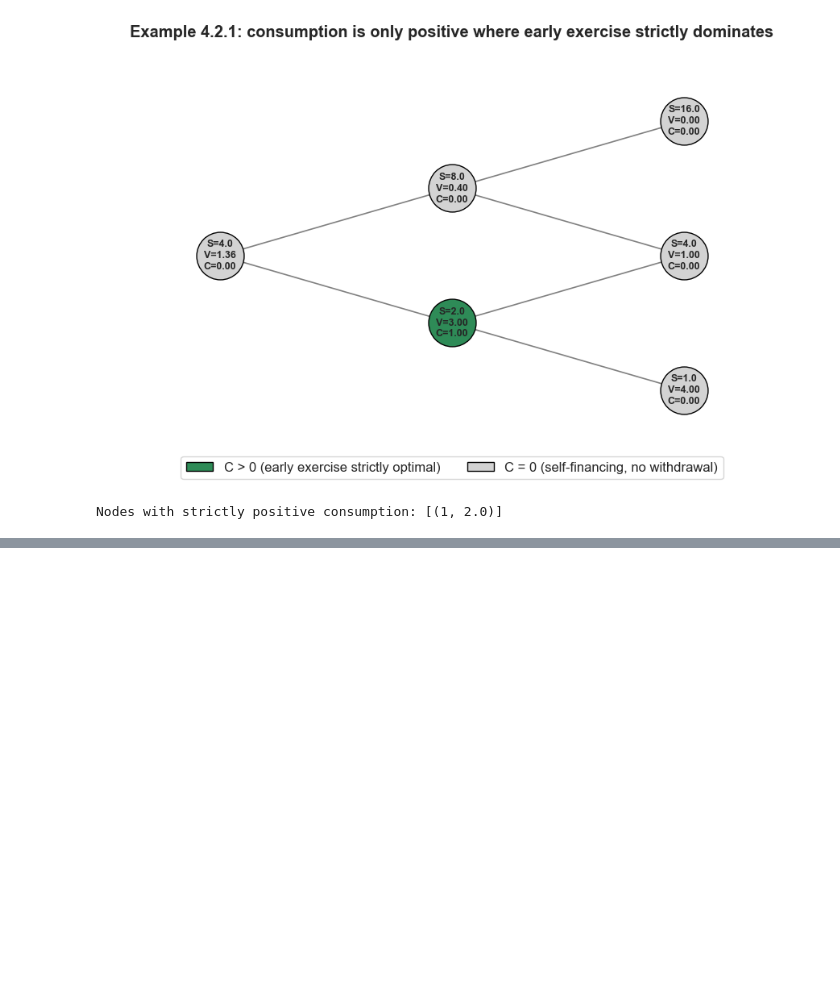
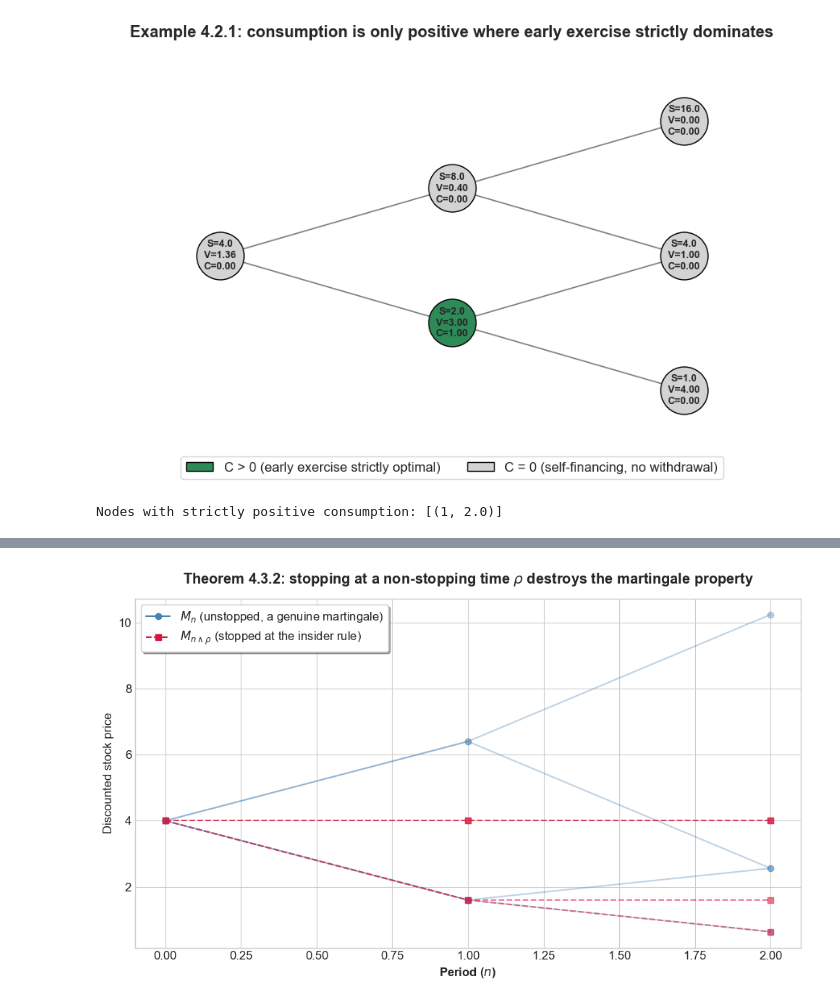
Before and after one commit to danigonespi/binomial_asset_pricing_model, a Jupyter notebook: shreve_v1_notebook.ipynb, the cells around one changed output, grey strips where cells are left out. Drawn from its saved outputs; the diff is of its cells as text; code cells hidden in the pictures; blank space fills up the shorter version.

```diff
--- a/shreve_v1_notebook.ipynb
+++ b/shreve_v1_notebook.ipynb
@@ -1300,0 +1305,67 @@ Nodes with strictly positive consumption: [(1, 2.0)]
+# %%
+p_tilde, q_tilde = american_model.risk_neutral_prob
+space = CoinTossSpace(n_periods=2, p=p_tilde)
+
+M = []
+for n in range(3):
+    level = {}
+    prefixes = [""] if n == 0 else ["".join(seq) for seq in product("HT", repeat=n)]
+    for w in prefixes:
+        s_n = american_model.price_path(w)[-1]
+        level[w] = ((1 / (1 + american_model.r)) ** n) * s_n
+    M.append(level)
+
+Y = []
+for n in range(3):
+    level = {}
+    prefixes = [""] if n == 0 else ["".join(seq) for seq in product("HT", repeat=n)]
+    for w in prefixes:
+        s_n = american_model.price_path(w)[-1]
+        v_n = american_result.value_grid[(n, s_n)]
+        level[w] = ((1 / (1 + american_model.r)) ** n) * v_n
+    Y.append(level)
+
+print("=== M_n: discounted stock price ===")
+print(f"M_0 = {M[0]['']:.4f}")
+print(f"M_1(H) = {M[1]['H']:.4f}   M_1(T) = {M[1]['T']:.4f}")
+print(f"M_2(HH) = {M[2]['HH']:.4f}  M_2(HT) = {M[2]['HT']:.4f}  M_2(TH) = {M[2]['TH']:.4f}  M_2(TT) = {M[2]['TT']:.4f}")
+print("Is M_n a martingale under P̃? ", is_martingale(space, M))
+
+print("\n=== Y_n: discounted American put price ===")
+print(f"Y_0 = {Y[0]['']:.4f}")
+print(f"Y_1(H) = {Y[1]['H']:.4f}   Y_1(T) = {Y[1]['T']:.4f}")
+print(f"Y_2(HH) = {Y[2]['HH']:.4f}  Y_2(HT) = {Y[2]['HT']:.4f}  Y_2(TH) = {Y[2]['TH']:.4f}  Y_2(TT) = {Y[2]['TT']:.4f}")
+print("Is Y_n a supermartingale under P̃?", is_supermartingale(space, Y))
+print("Is Y_n a martingale under P̃?     ", is_martingale(space, Y))
+
+tau = {"HH": float('inf'), "HT": 2.0, "TH": 1.0, "TT": 1.0}
+rho = {"HH": 0.0, "HT": 0.0, "TH": 1.0, "TT": 2.0}
+
+print("\ntau is a valid stopping time:", is_stopping_time(space, tau))
+print("rho is a valid stopping time:", is_stopping_time(space, rho))
+
+Y_tau = stop_process(Y, tau)
+M_rho = stop_process(M, rho)
+
+print("\nStopping Y_n (a supermartingale) at the valid tau makes it a martingale:", is_martingale(space, Y_tau))
+print("Stopping M_n (a martingale) at the non-stopping rho destroys the martingale property:",
+      is_martingale(space, M_rho))
+
+full_paths = space.get_omega()
+fig, ax = plt.subplots(figsize=(10, 6))
+for path in full_paths:
+    y_m = [M[n][path[:n]] for n in range(3)]
+    y_m_rho = [M_rho[n][path[:n]] for n in range(3)]
+    ax.plot(range(3), y_m, color='steelblue', alpha=0.35, linewidth=1.5, marker='o')
+    ax.plot(range(3), y_m_rho, color='crimson', alpha=0.55, linewidth=1.5, linestyle='--', marker='s')
+
+ax.plot([], [], color='steelblue', marker='o', label=r'$M_n$ (unstopped, a genuine martingale)')
+ax.plot([], [], color='crimson', linestyle='--', marker='s', label=r'$M_{n\wedge\rho}$ (stopped at the insider rule)')
+ax.set_title(r'Theorem 4.3.2: stopping at a non-stopping time $\rho$ destroys the martingale property',
+             fontweight='bold', pad=15)
+ax.set_xlabel('Period ($n$)', fontweight='bold')
+ax.set_ylabel('Discounted stock price')
+ax.legend(loc='upper left', frameon=True, shadow=True)
+plt.tight_layout()
+plt.show()
+# %% [output]
@@ -1300,0 +1390 @@ Nodes with strictly positive consumption: [(1, 2.0)]
+[figure, added]
```
Also changed, not shown: parts of 11 cells of this notebook.
